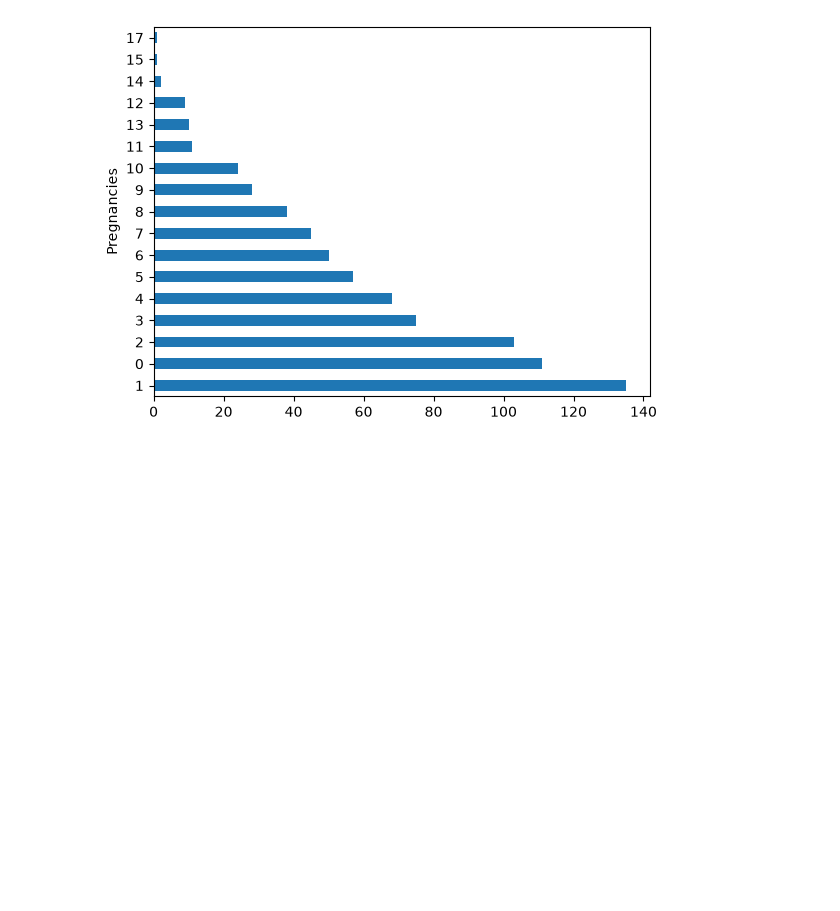
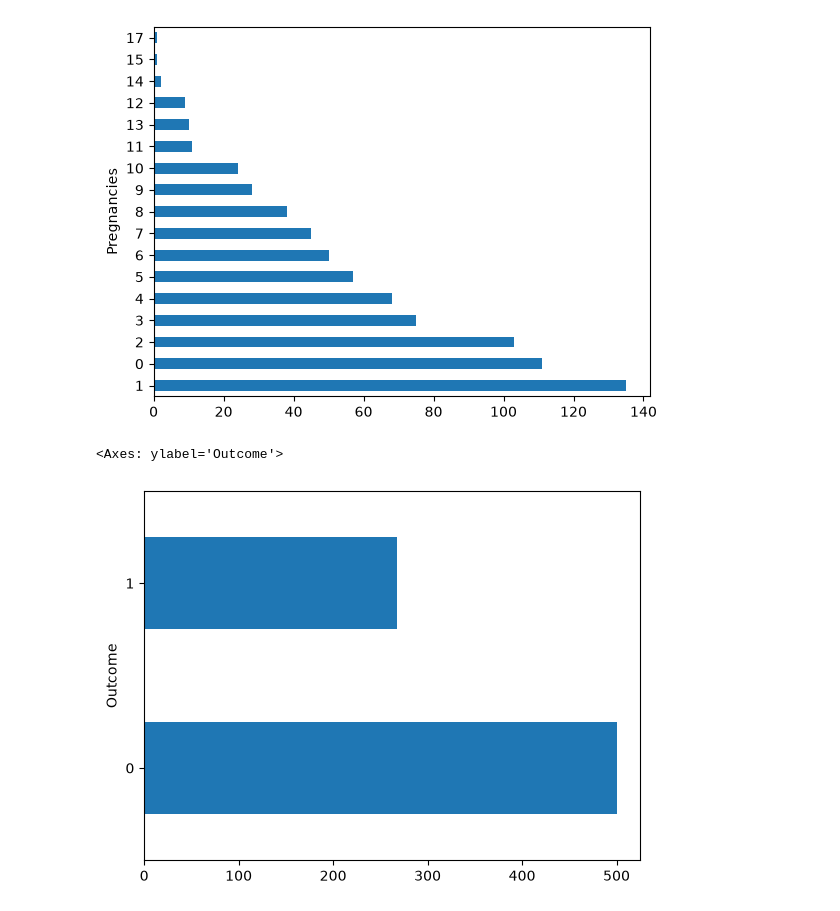
Before and after one commit to akyadav43-debug/Python-Basics, a Jupyter notebook: Data_visualisation.ipynb, the cells around one changed output. Cells and saved outputs as stored; diff of their text form; code cells hidden in the pictures; blank space fills up the shorter version.

```diff
--- a/Data_visualisation.ipynb
+++ b/Data_visualisation.ipynb
@@ -94,3 +94,8 @@ Dia.Pregnancies.value_counts().plot(kind='barh')
 plt.show()
 # %% [output]
 [figure]
+# %%
+Dia.Outcome.value_counts().plot(kind='barh')
+# %% [output]
+<Axes: ylabel='Outcome'>
+[figure, added]
```
Also changed, not shown: parts of 6 cells of this notebook.
